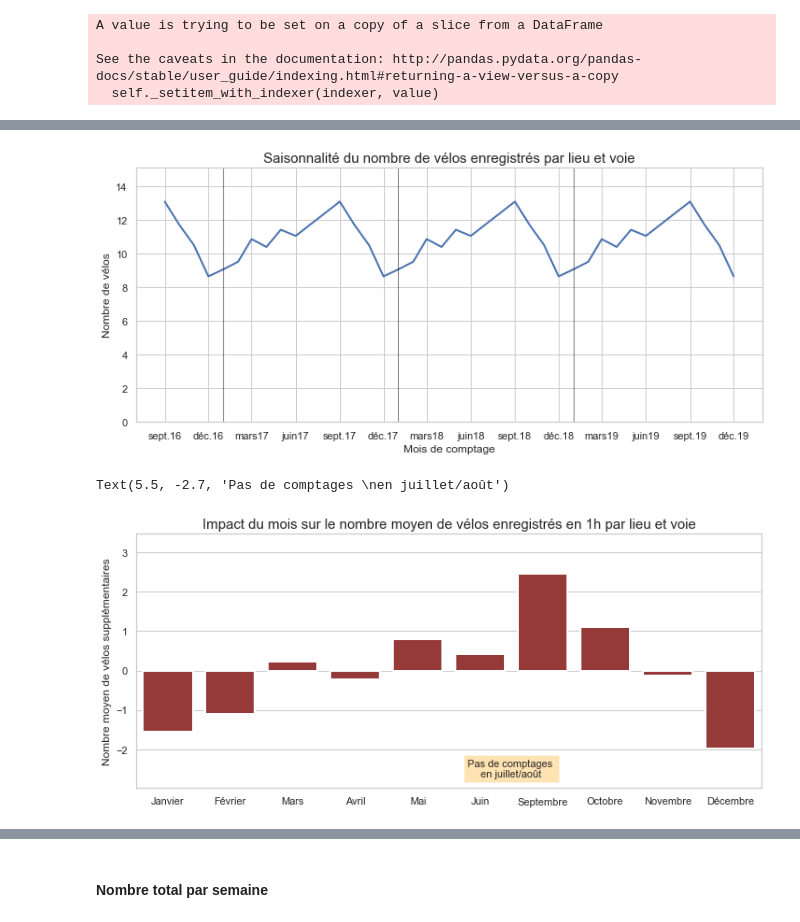
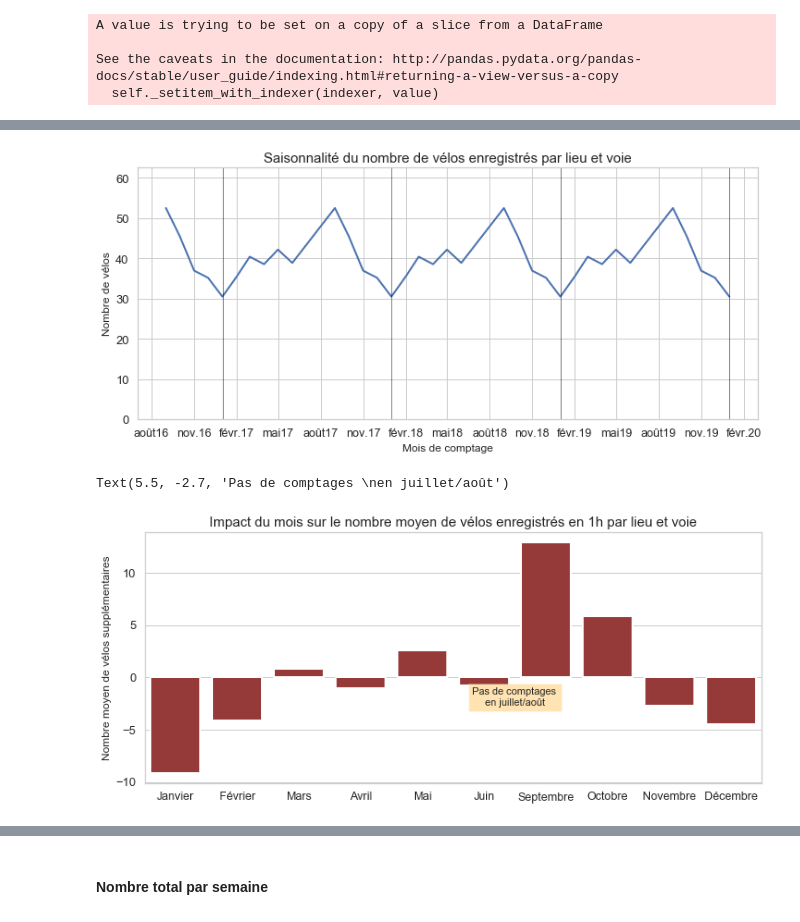
Before and after one commit to ElisePupier/ADAVA, a Jupyter notebook: Evolutions de la circulation de vélos à Aix.ipynb, the cells around one changed output, grey strips where cells are left out. Saved outputs shown, nothing was run; the diff lists cells and outputs as text; code cells hidden in the pictures.

```diff
--- a/Evolutions de la circulation de vélos à Aix.ipynb
+++ b/Evolutions de la circulation de vélos à Aix.ipynb
@@ -231,12 +267,11 @@ La moyenne par lieu de comptage permet d’annuler l’effet du nombre de lieux
 # %%
-# série temporelle du nombre de vélo moyen (par lieu et voie) compté par mois
-data_by_month_tot_velos = data_adava.groupby(['date','lieu','dir_voie'],as_index=False).sum()
-#data_by_month_tot_velos = data_adava.groupby(['date','lieu'],as_index=False).sum()
+# série temporelle du nombre de vélo moyen (par lieu) compté par mois
+data_by_month_tot_velos = data_adava.groupby(['date','lieu'],as_index=False).sum()
 data_by_month_mean = data_by_month_tot_velos.groupby(['date'],as_index=False).mean()
 ts_by_month_mean = data_by_month_mean.set_index('date')
 
 #décomposition de la série temporelle
-ts_by_month_mean_decompose = seasonal_decompose(ts_by_month_mean, model='additive',freq=10)
+ts_by_month_mean_decompose = seasonal_decompose(ts_by_month_mean, model='additive',freq=10,extrapolate_trend=1)
 
 #extraire les 1ère et dernière valeurs de la trend pour les afficher sur le graph
 trend1 = ts_by_month_mean_decompose.trend[~np.isnan(ts_by_month_mean_decompose.trend)['nombre']].iloc[0]
@@ -281,18 +318,19 @@ ts_saisonnalite = ts_by_month_mean_decompose.seasonal + ts_by_month_mean.mean()
 # %%
 plt.figure(figsize=(12,5))
 g_by_month_mean_sais = sns.lineplot(x=ts_saisonnalite.index, y='nombre', data=ts_saisonnalite, linewidth=2)
 
 g_by_month_mean_sais.set(xlabel='Mois de comptage', ylabel='Nombre de vélos')
+plt.xticks(fontsize=12.5),plt.yticks(fontsize=13)
 g_by_month_mean_sais.axes.set_title("Saisonnalité du nombre de vélos enregistrés par lieu et voie",fontsize=15)
 
 g_by_month_mean_sais.xaxis.set_major_locator(mdates.MonthLocator(interval=3))
 g_by_month_mean_sais.xaxis.set_major_formatter(mdates.DateFormatter('%b%y'))
-plt.ylim(0, ts_saisonnalite.nombre.max()+2)
+plt.ylim(0, ts_saisonnalite.nombre.max()+10)
 
 for an in lim_annees:
     plt.axvline(an, linewidth=0.5, color="black")
 # %% [output]
-[figure, old version]
+[figure, new version]
 # %%
 saisonnalite = ts_by_month_mean_decompose.seasonal.iloc[4:14]
 saisonnalite.set_index([['Janvier','Février','Mars','Avril','Mai','Juin','Septembre','Octobre','Novembre','Décembre']],inplace=True)
@@ -301,6 +339,7 @@ plt.figure(figsize=(12,5))
 g_by_month_mean_season = sns.barplot(x=saisonnalite.index, y='nombre', data=saisonnalite, linewidth=2,color='brown')
 
 g_by_month_mean_season.set(xlabel='', ylabel='Nombre moyen de vélos supplémentaires')
+plt.xticks(fontsize=12.5),plt.yticks(fontsize=13)
 g_by_month_mean_season.axes.set_title("Impact du mois sur le nombre moyen de vélos enregistrés en 1h par lieu et voie",fontsize=15)
 
 plt.ylim(saisonnalite.nombre.min()-1, saisonnalite.nombre.max()+1)
@@ -308,7 +347,7 @@ plt.ylim(saisonnalite.nombre.min()-1, saisonnalite.nombre.max()+1)
 g_by_month_mean_season.text(5.5,-2.7,'Pas de comptages \nen juillet/août',fontsize=11,horizontalalignment='center', bbox=dict(facecolor='orange',alpha=0.3))
 # %% [output]
 Text(5.5, -2.7, 'Pas de comptages \nen juillet/août')
-[figure, old version]
+[figure, new version]
 # %%
 #en ajoutant le nombre de vélos moyens qui passent
 saisonnalite_val = saisonnalite + ts_by_month_mean.mean()
```
Also changed, not shown: parts of 142 cells of this notebook.
